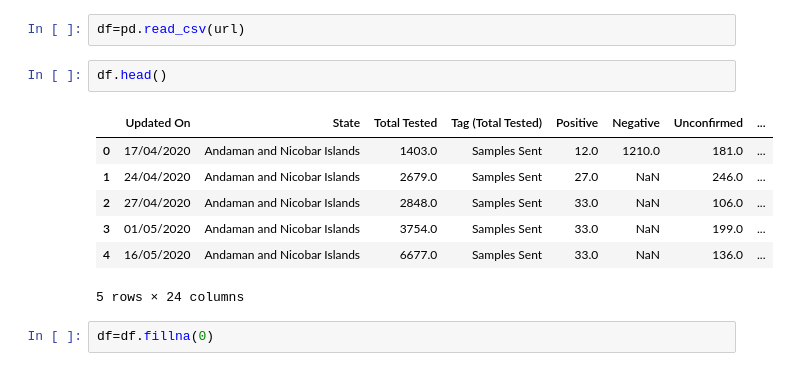
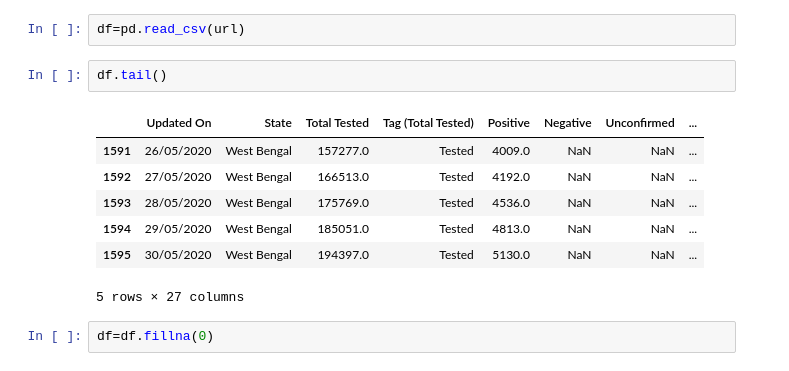
Before and after one commit to dsivakumar/covid-19-India, a Jupyter notebook: covid-analysis-v1.4.ipynb, the cells around one changed output. Saved outputs shown, nothing was run; the diff lists cells and outputs as text.

```diff
--- a/covid-analysis-v1.4.ipynb
+++ b/covid-analysis-v1.4.ipynb
@@ -24,15 +24,15 @@ url1='https://api.covid19india.org/csv/latest/raw_data.csv'
 # %%
 df=pd.read_csv(url)
 # %%
-df.head()
+df.tail()
 # %% [output]
 |  | Updated On | State | Total Tested | Tag (Total Tested) | Positive | Negative | Unconfirmed | ... |
-| 0 | 17/04/2020 | Andaman and Nicobar Islands | 1403.0 | Samples Sent | 12.0 | 1210.0 | 181.0 | ... |
-| 1 | 24/04/2020 | Andaman and Nicobar Islands | 2679.0 | Samples Sent | 27.0 | NaN | 246.0 | ... |
-| 2 | 27/04/2020 | Andaman and Nicobar Islands | 2848.0 | Samples Sent | 33.0 | NaN | 106.0 | ... |
-| 3 | 01/05/2020 | Andaman and Nicobar Islands | 3754.0 | Samples Sent | 33.0 | NaN | 199.0 | ... |
-| 4 | 16/05/2020 | Andaman and Nicobar Islands | 6677.0 | Samples Sent | 33.0 | NaN | 136.0 | ... |
+| 1591 | 26/05/2020 | West Bengal | 157277.0 | Tested | 4009.0 | NaN | NaN | ... |
+| 1592 | 27/05/2020 | West Bengal | 166513.0 | Tested | 4192.0 | NaN | NaN | ... |
+| 1593 | 28/05/2020 | West Bengal | 175769.0 | Tested | 4536.0 | NaN | NaN | ... |
+| 1594 | 29/05/2020 | West Bengal | 185051.0 | Tested | 4813.0 | NaN | NaN | ... |
+| 1595 | 30/05/2020 | West Bengal | 194397.0 | Tested | 5130.0 | NaN | NaN | ... |
-5 rows × 24 columns
+5 rows × 27 columns
 # %%
 df=df.fillna(0)
 # %%
```
Also changed, not shown: parts of 15 cells of this notebook, 4 other files.
